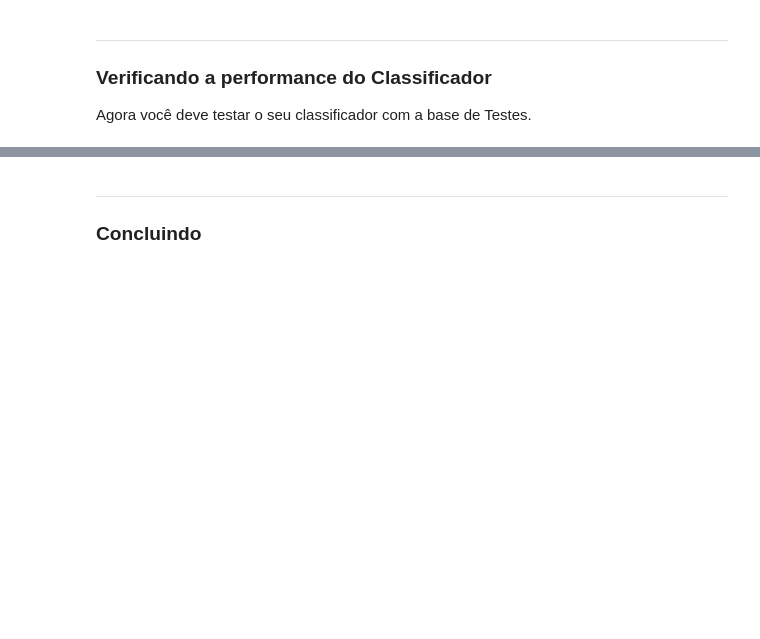
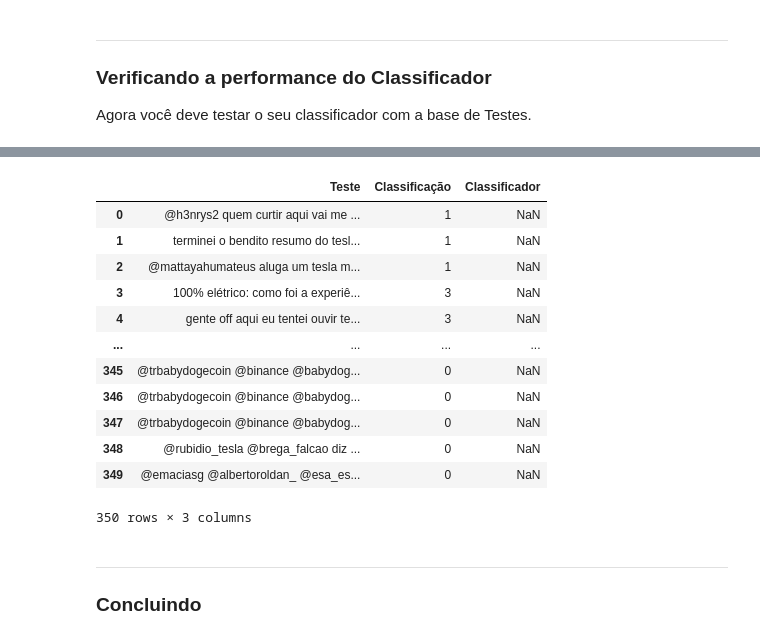
Before and after one commit to CarreraAlberto/Projeto1_CDados, a Jupyter notebook: Projeto1_Layout_Classificador.ipynb, the cells around one changed output, grey strips where cells are left out. Saved outputs shown, nothing was run; the diff lists cells and outputs as text; code cells hidden in the pictures; blank space fills up the shorter version.

```diff
--- a/Projeto1_Layout_Classificador.ipynb
+++ b/Projeto1_Layout_Classificador.ipynb
@@ -241,3 +274,19 @@ Name: Teste, Length: 350, dtype: object
+# %%
+test
+# %% [output]
+|  | Teste | Classificação | Classificador |
+| 0 | @h3nrys2 quem curtir aqui vai me ... | 1 | NaN |
+| 1 | terminei o bendito resumo do tesl... | 1 | NaN |
+| 2 | @mattayahumateus aluga um tesla m... | 1 | NaN |
+| 3 | 100% elétrico: como foi a experiê... | 3 | NaN |
+| 4 | gente off aqui eu tentei ouvir te... | 3 | NaN |
+| ... | ... | ... | ... |
+| 345 | @trbabydogecoin @binance @babydog... | 0 | NaN |
+| 346 | @trbabydogecoin @binance @babydog... | 0 | NaN |
+| 347 | @trbabydogecoin @binance @babydog... | 0 | NaN |
+| 348 | @rubidio_tesla @brega_falcao diz ... | 0 | NaN |
+| 349 | @emaciasg @albertoroldan_ @esa_es... | 0 | NaN |
+350 rows × 3 columns
 # %% [markdown]
 ___
 ### Concluindo
```
Also changed, not shown: parts of 5 cells of this notebook, 1 other file.
